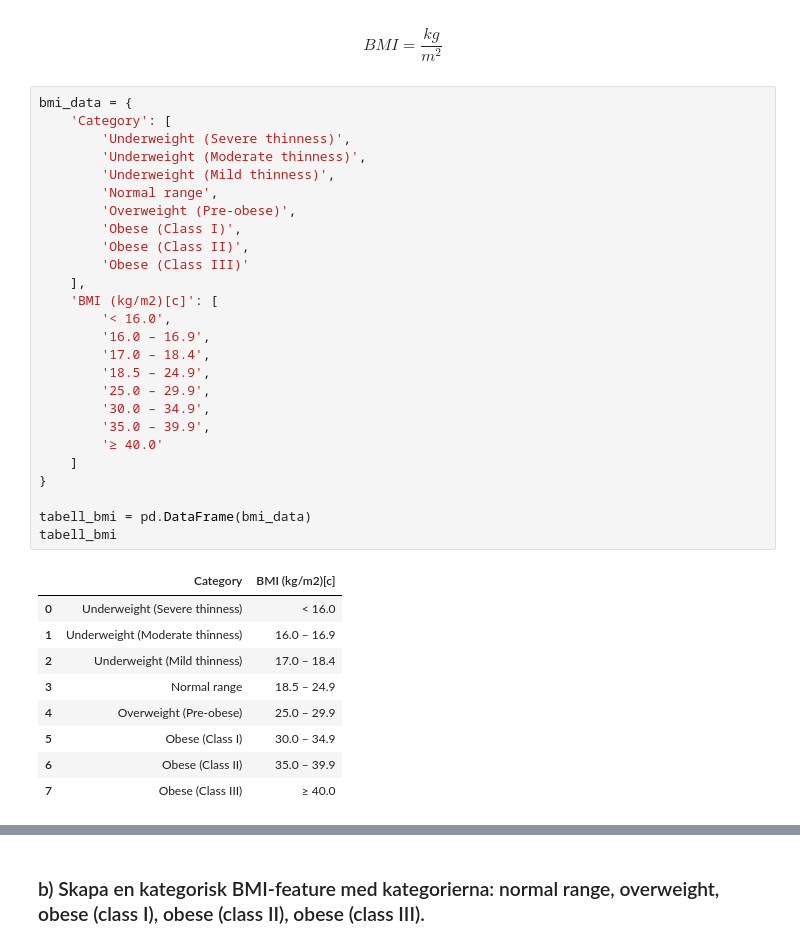
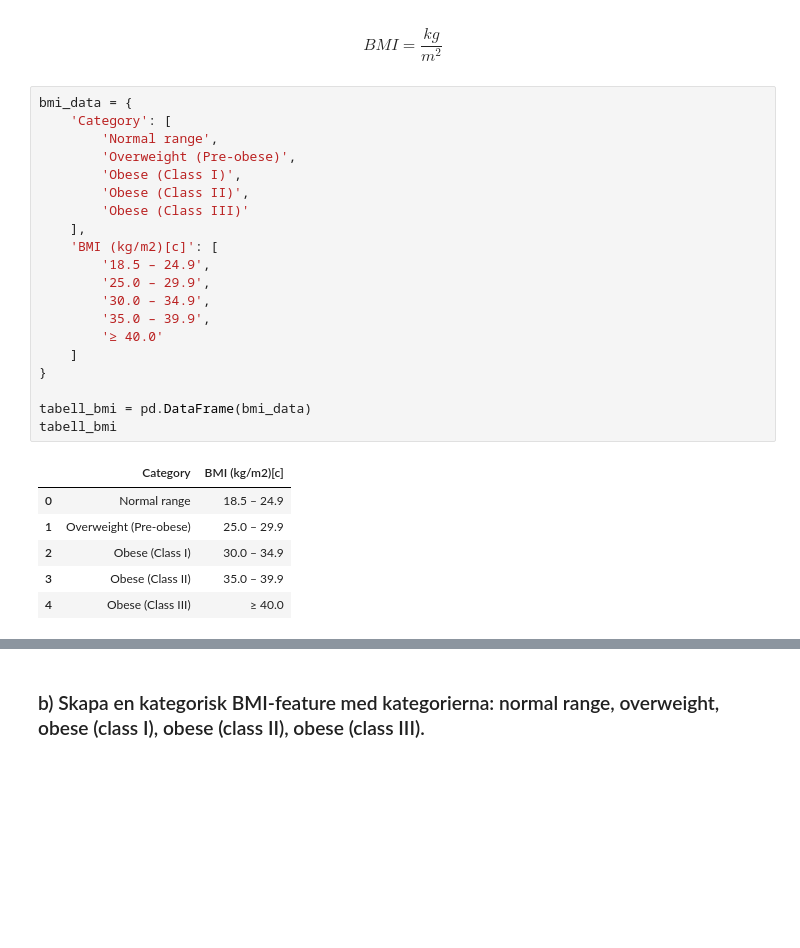
Before and after one commit to Arsen9988/Machine-learning-Arsen, a Jupyter notebook: Labb_ML/Labb_Arsen_ML.ipynb, the cells around one changed output, grey strips where cells are left out. Drawn from its saved outputs; the diff is of its cells as text; blank space fills up the shorter version.

```diff
--- a/Labb_ML/Labb_Arsen_ML.ipynb
+++ b/Labb_ML/Labb_Arsen_ML.ipynb
@@ -179,39 +234,30 @@ $$BMI = \frac{kg}{m^2}$$
 # %%
 bmi_data = {
     'Category': [
-        'Underweight (Severe thinness)',
-        'Underweight (Moderate thinness)',
-        'Underweight (Mild thinness)',
         'Normal range',
         'Overweight (Pre-obese)',
         'Obese (Class I)',
         'Obese (Class II)',
         'Obese (Class III)'
     ],
     'BMI (kg/m2)[c]': [
-        '< 16.0',
-        '16.0 – 16.9',
-        '17.0 – 18.4',
         '18.5 – 24.9',
         '25.0 – 29.9',
         '30.0 – 34.9',
         '35.0 – 39.9',
         '≥ 40.0'
     ]
 }
 
 tabell_bmi = pd.DataFrame(bmi_data)
 tabell_bmi
 # %% [output]
 |  | Category | BMI (kg/m2)[c] |
-| 0 | Underweight (Severe thinness) | < 16.0 |
-| 1 | Underweight (Moderate thinness) | 16.0 – 16.9 |
-| 2 | Underweight (Mild thinness) | 17.0 – 18.4 |
-| 3 | Normal range | 18.5 – 24.9 |
-| 4 | Overweight (Pre-obese) | 25.0 – 29.9 |
-| 5 | Obese (Class I) | 30.0 – 34.9 |
-| 6 | Obese (Class II) | 35.0 – 39.9 |
-| 7 | Obese (Class III) | ≥ 40.0 |
+| 0 | Normal range | 18.5 – 24.9 |
+| 1 | Overweight (Pre-obese) | 25.0 – 29.9 |
+| 2 | Obese (Class I) | 30.0 – 34.9 |
+| 3 | Obese (Class II) | 35.0 – 39.9 |
+| 4 | Obese (Class III) | ≥ 40.0 |
 # %%
 df["BMI"] = df["weight"] / (df["height"]/100)**2
 df.head()
```
Also changed, not shown: parts of 66 cells of this notebook, 5 other files.
